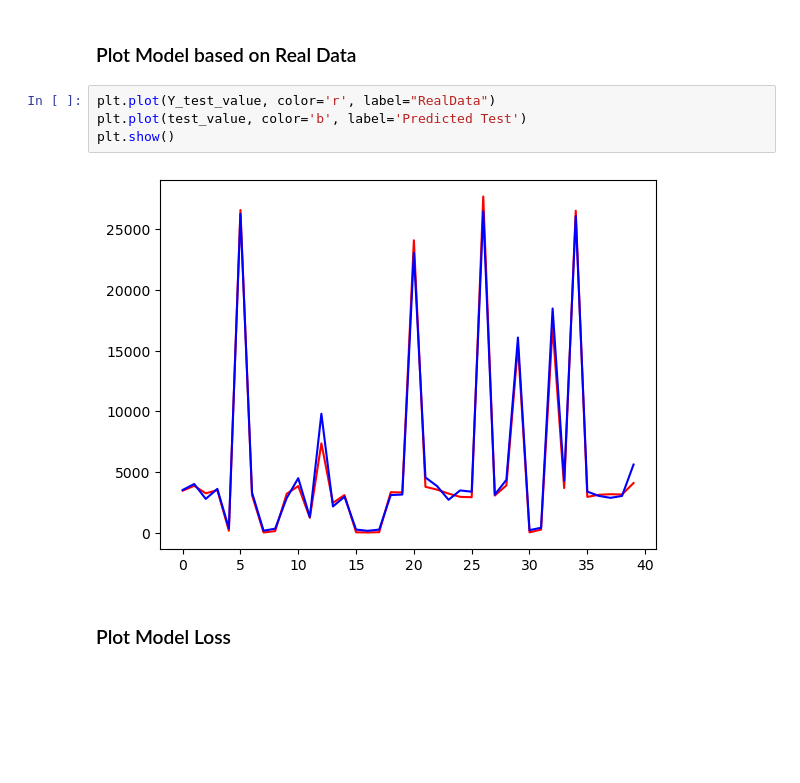
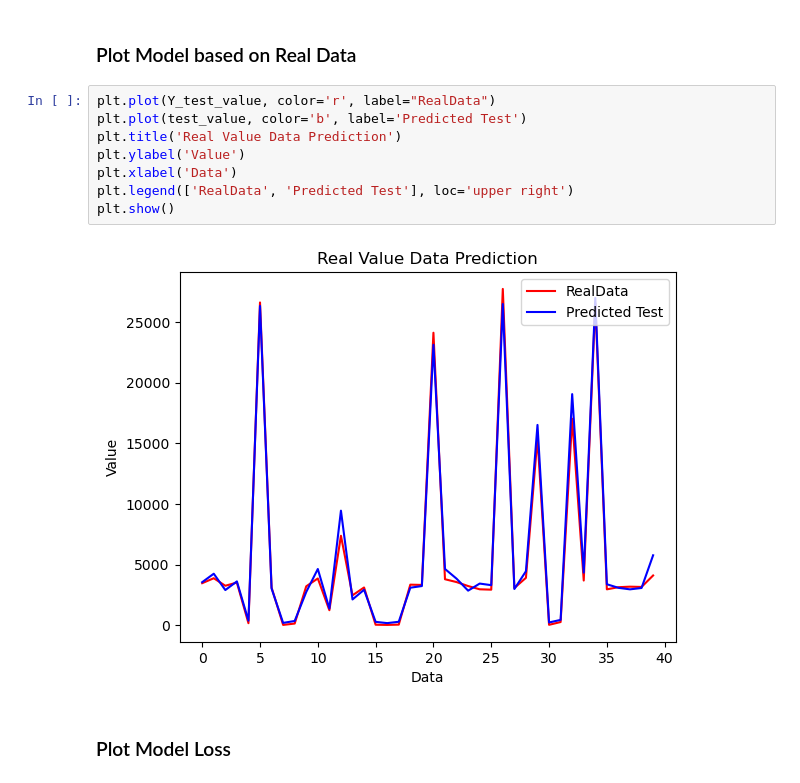
Before and after one commit to antoniuskevin15/ML-J, a Jupyter notebook: IF540L_ProjectUAS_Kelompok J.ipynb, the cells around one changed output. Drawn from its saved outputs; the diff is of its cells as text; blank space fills up the shorter version.

```diff
--- a/IF540L_ProjectUAS_Kelompok J.ipynb
+++ b/IF540L_ProjectUAS_Kelompok J.ipynb
@@ -635,9 +653,13 @@ Y_test_value[:10]
 # %%
 plt.plot(Y_test_value, color='r', label="RealData")
 plt.plot(test_value, color='b', label='Predicted Test')
+plt.title('Real Value Data Prediction')
+plt.ylabel('Value')
+plt.xlabel('Data')
+plt.legend(['RealData', 'Predicted Test'], loc='upper right')
 plt.show()
 # %% [output]
-[figure, old version]
+[figure, new version]
 # %% [markdown]
 ### Plot Model Loss
 # %%
```
Also changed, not shown: parts of 19 cells of this notebook, 2 other files.
